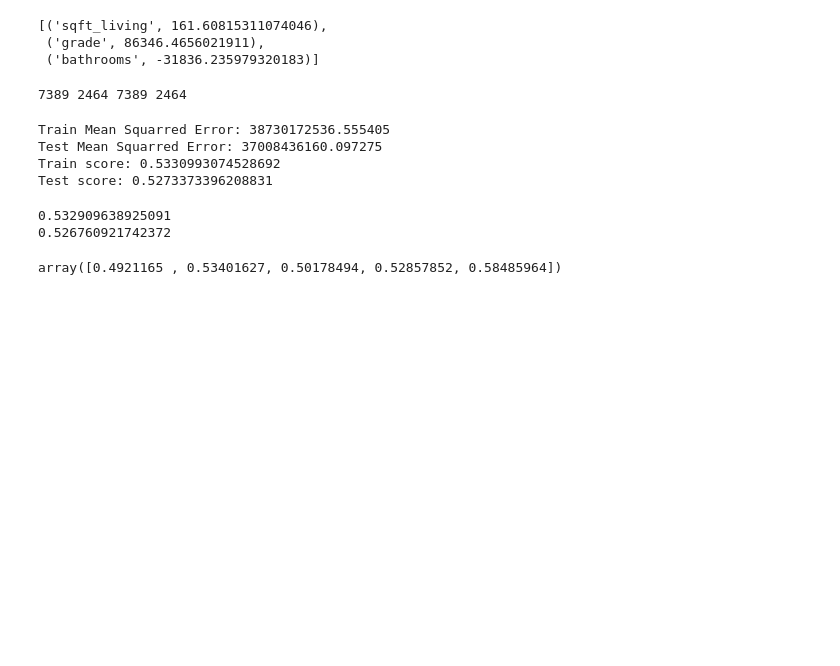
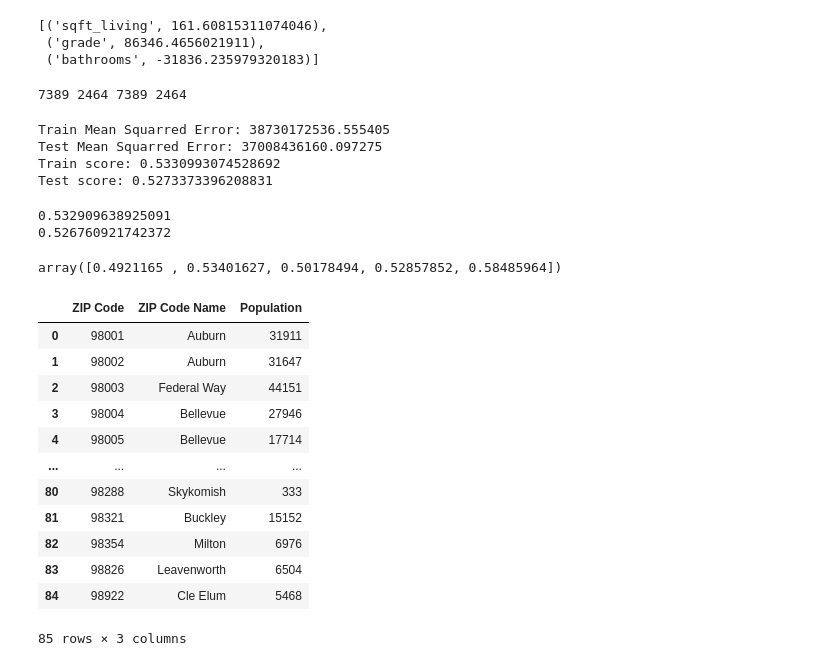
Before and after one commit to asval211/king_county_housing_data, a Jupyter notebook: notebooks/exploratory/Alex/lower_end.ipynb, the cells around one changed output. Cells and saved outputs as stored; diff of their text form; code cells hidden in the pictures; blank space fills up the shorter version.

```diff
--- a/notebooks/exploratory/Alex/lower_end.ipynb
+++ b/notebooks/exploratory/Alex/lower_end.ipynb
@@ -753,3 +753,23 @@ cv_results = cross_val_score(mlr, X, y, cv=5)
 cv_results
 # %% [output]
 array([0.4921165 , 0.53401627, 0.50178494, 0.52857852, 0.58485964])
+# %%
+path = '../../../data/king_co_zipcodes.xlsx'
+
+zip_code_names = pd.read_excel(path)
+# %%
+zip_code_names
+# %% [output]
+|  | ZIP Code | ZIP Code Name | Population |
+| 0 | 98001 | Auburn | 31911 |
+| 1 | 98002 | Auburn | 31647 |
+| 2 | 98003 | Federal Way | 44151 |
+| 3 | 98004 | Bellevue | 27946 |
+| 4 | 98005 | Bellevue | 17714 |
+| ... | ... | ... | ... |
+| 80 | 98288 | Skykomish | 333 |
+| 81 | 98321 | Buckley | 15152 |
+| 82 | 98354 | Milton | 6976 |
+| 83 | 98826 | Leavenworth | 6504 |
+| 84 | 98922 | Cle Elum | 5468 |
+85 rows × 3 columns
```
Also changed, not shown: parts of 4 cells of this notebook.
